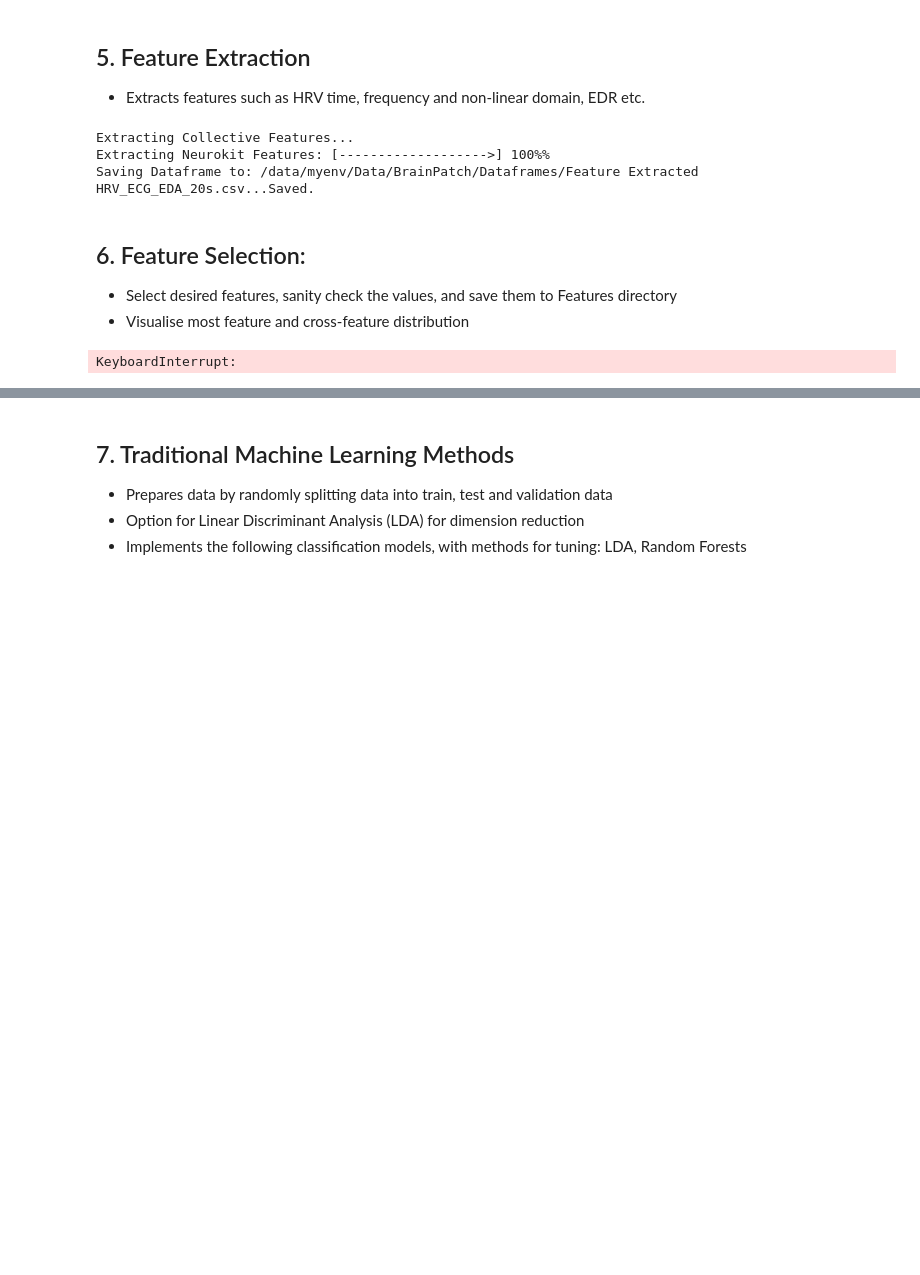
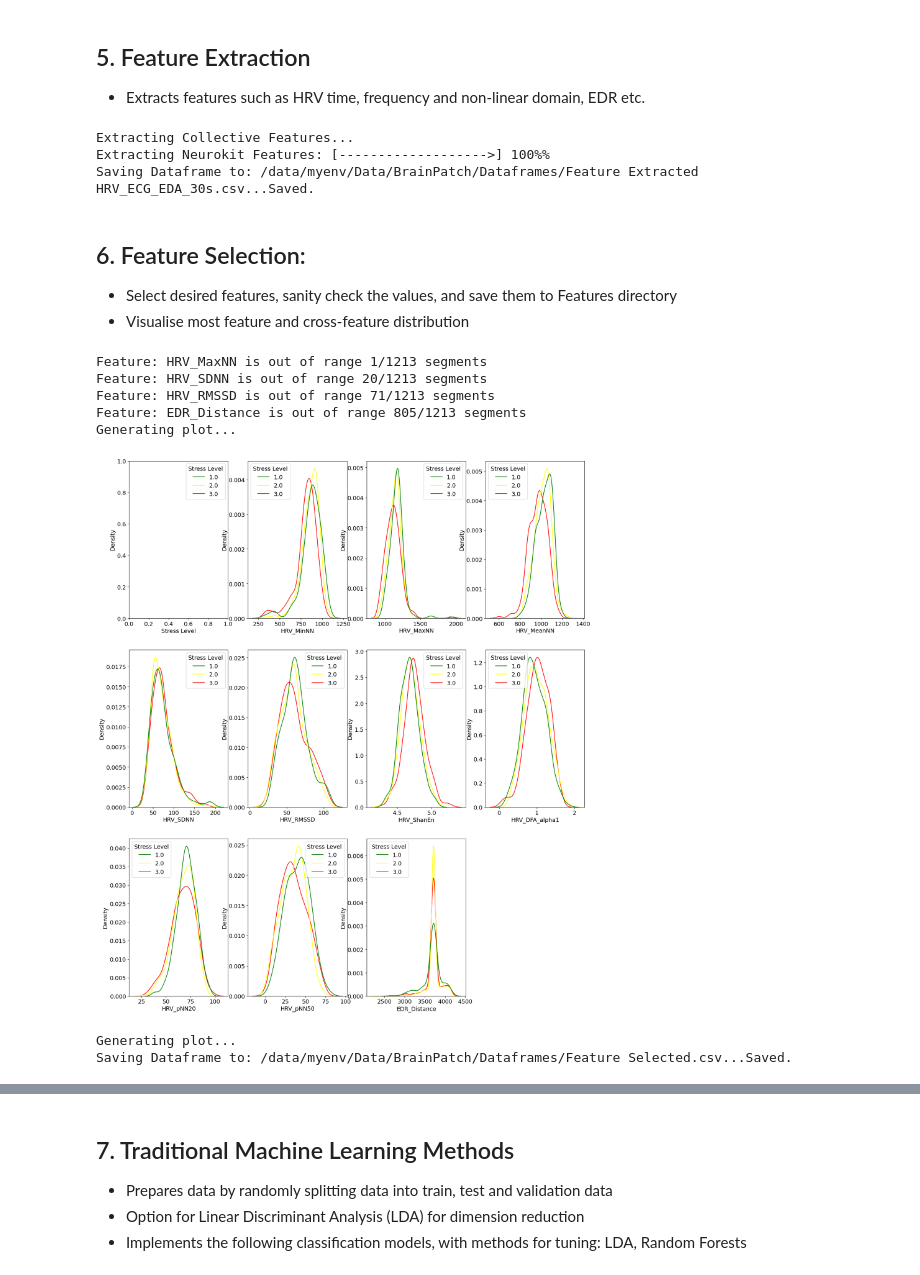
Before and after one commit to WillPowellUk/ECG-Stress-Classifier, a Jupyter notebook: ECG Stress Classifier.ipynb, the cells around one changed output, grey strips where cells are left out. Drawn from its saved outputs; the diff is of its cells as text; code cells hidden in the pictures; blank space fills up the shorter version.

```diff
--- a/ECG Stress Classifier.ipynb
+++ b/ECG Stress Classifier.ipynb
@@ -386,7 +385,7 @@ class PreProcessing():
         print("Cleaning data...")
         self.preprocessed_ECG['ECG'] = pd.Series(nk.ecg_clean(self.preprocessed_ECG['ECG'], self.sampling_frequency, method='neurokit')).astype('Float64')
 # %%
-window_length_s = 20 # window length for each segment
+window_length_s = 30 # window length for each segment
 overlap = 0.1 # overlap for sliding window
 
 if DATABASE == 'Spider':
@@ -624,7 +623,7 @@ class FeatureExtraction():
             Utilities.progress_bar('Extracting Individual Features', sample_index, len(self.preprocessed_ECG['ECG']))
 
             # get segment ECG and stress level from dataframe
-            segment = self.preprocessed_ECG.iloc[300000:315000]['ECG'] # self.preprocessed_ECG.iloc[sample_index:sample_index + self.window_samples]['ECG']
+            segment = self.preprocessed_ECG.iloc[sample_index:sample_index + self.window_samples]['ECG']
             stress_level = self.preprocessed_ECG.iloc[sample_index]['Stress Level']
             features = pd.DataFrame({'Stress Level': [stress_level]})
             # extract R-R peaks
@@ -653,7 +652,7 @@ class FeatureExtraction():
                 epoch_index += 1
 
                 # concat to dataframe
-                features = pd.concat([features, HRV_intervals, ECG_intervals, ECG_frequencies, ECG_event], axis=1)
+                features = pd.concat([features, HRV_intervals, ECG_intervals, ECG_frequencies], axis=1) #ECG_event
 
             else:
                 # If not all ECG features desired, obtain HRV and Shannon Entropy
@@ -672,11 +671,11 @@ class FeatureExtraction():
 # %%
 fe = FeatureExtraction(pp.preprocessed_ECG, pp.window_samples, pp.sampling_frequency)
 fe.extract(ECG=True, EDR=True, show_plot=False)
-Utilities.save_dataframe(fe.feature_extracted_ECG, dataframe_path, 'Feature Extracted HRV_ECG_EDA_20s')
+Utilities.save_dataframe(fe.feature_extracted_ECG, dataframe_path, 'Feature Extracted HRV_ECG_EDA_30s')
 # %% [output]
 Extracting Collective Features...
 Extracting Neurokit Features: [------------------->] 100%%
-Saving Dataframe to: /data/myenv/Data/BrainPatch/Dataframes/Feature Extracted HRV_ECG_EDA_20s.csv...Saved.
+Saving Dataframe to: /data/myenv/Data/BrainPatch/Dataframes/Feature Extracted HRV_ECG_EDA_30s.csv...Saved.
 # %% [markdown]
 ## 6. Feature Selection:
 * Select desired features, sanity check the values, and save them to Features directory
@@ -684,7 +683,7 @@ Saving Dataframe to: /data/myenv/Data/BrainPatch/Dataframes/Feature Extracted HR
 # %%
 # Each feature will be an object of FEParameter
 class FEParameter:
-    def __init__(self, name:str, min:float=0.0, max:float=9999):
+    def __init__(self, name:str, min:float=-9999, max:float=9999):
         self.name = name
         self.min = min
         self.max = max
@@ -803,12 +802,19 @@ EDR_Distance = FEParameter('EDR_Distance', min=2000, max=4167)
 # %%
 fs = FeatureSelection(fe.feature_extracted_ECG)
 #fs = FeatureSelection(Utilities.load_dataframe(f'{dataframe_path}/Feature Extracted HRV_ECG_EDA.csv'))
 # desired features for classification
-selected_features = [HRV_MinNN, HRV_MaxNN, HRV_MeanNN, HRV_SDNN, HRV_RMSSD, HRV_ShanEn, HRV_SampEn, HRV_DFA_alpha1, HRV_pNN20, HRV_pNN50, EDR_Distance]
+selected_features = [HRV_MinNN, HRV_MaxNN, HRV_MeanNN, HRV_SDNN, HRV_RMSSD, HRV_ShanEn, HRV_DFA_alpha1, HRV_pNN20, HRV_pNN50, EDR_Distance]
 fs.select(selected_features)
 fs.impute()
 fs.visualise(plot_type='kdeplot')
 fs.visualise(plot_type='pairplot')
 Utilities.save_dataframe(fs.selected_features_ECG, dataframe_path, 'Feature Selected')
 # %% [output]
-KeyboardInterrupt:
+Feature: HRV_MaxNN is out of range 1/1213 segments
+Feature: HRV_SDNN is out of range 20/1213 segments
+Feature: HRV_RMSSD is out of range 71/1213 segments
+Feature: EDR_Distance is out of range 805/1213 segments
+Generating plot...
+[figure, added]
+Generating plot...
+Saving Dataframe to: /data/myenv/Data/BrainPatch/Dataframes/Feature Selected.csv...Saved.
```
Also changed, not shown: parts of 7 cells of this notebook.
